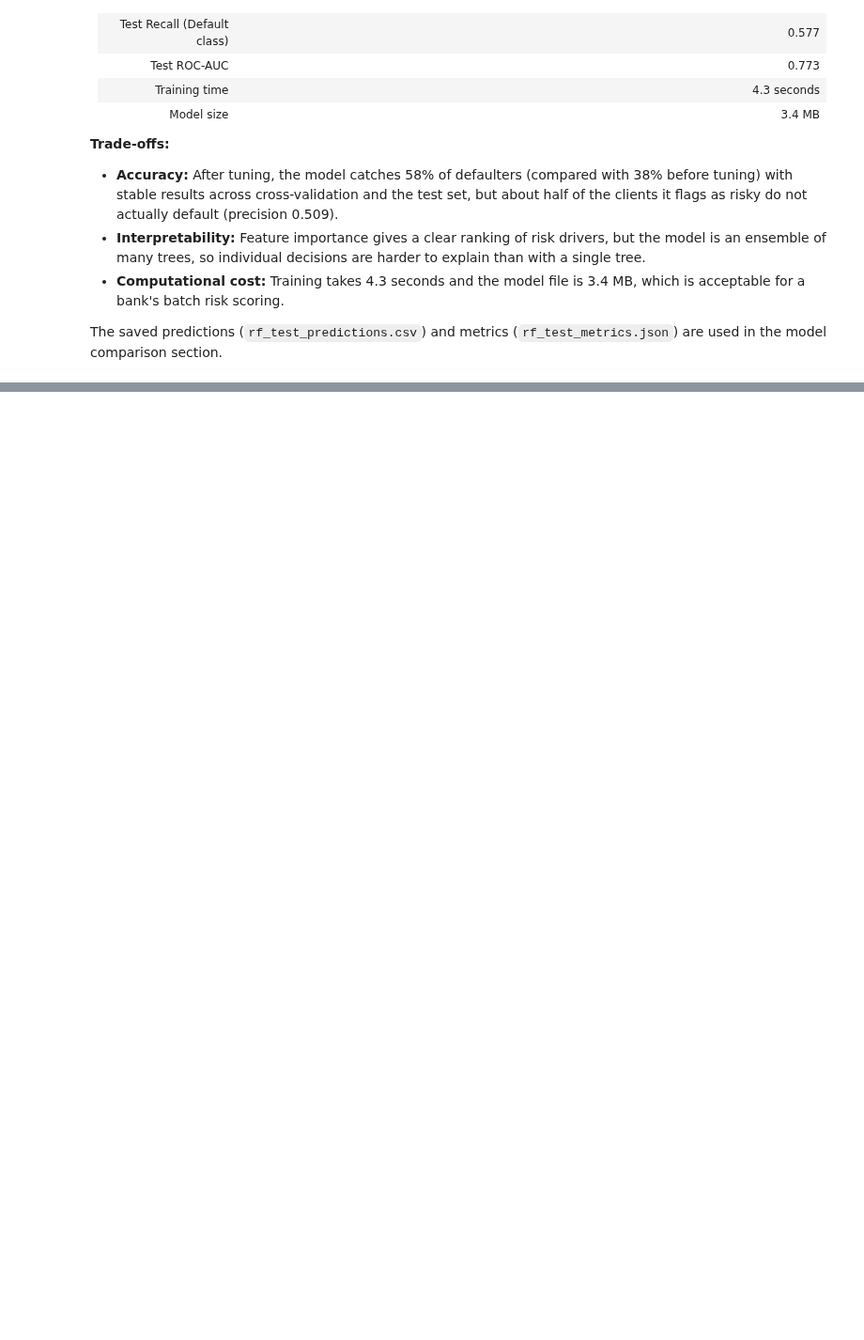
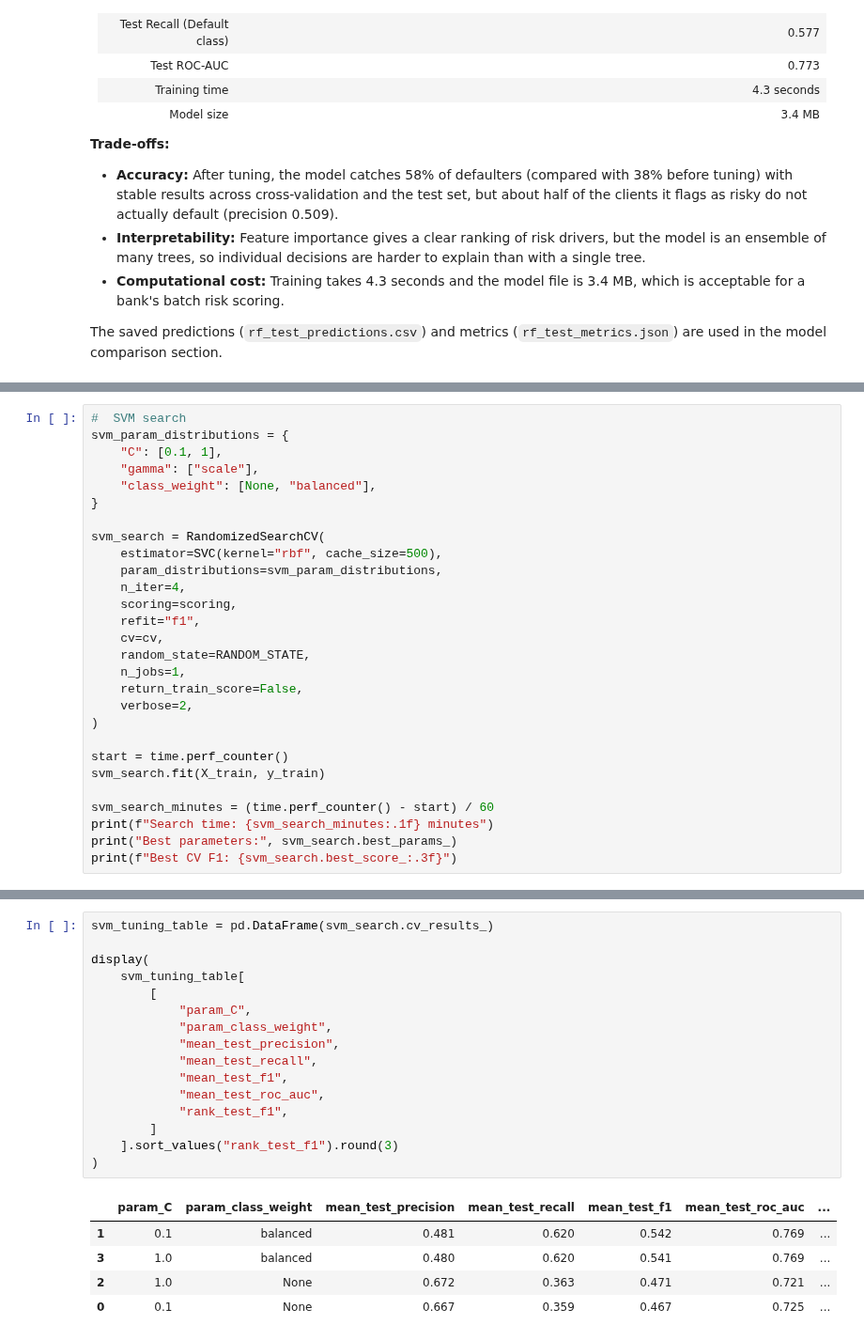
Before and after one commit to r-raghad/SWE485-Project-Group1, a Jupyter notebook: Phase1_Supervised_Learning.ipynb, the cells around one changed output, grey strips where cells are left out. Shown at 94% size. Drawn from its saved outputs; the diff is of its cells as text; blank space fills up the shorter version.

```diff
--- a/Phase1_Supervised_Learning.ipynb
+++ b/Phase1_Supervised_Learning.ipynb
@@ -590,0 +665,28 @@ The saved predictions (`rf_test_predictions.csv`) and metrics (`rf_test_metrics.
+# %%
+#  SVM search
+svm_param_distributions = {
+    "C": [0.1, 1],
+    "gamma": ["scale"],
+    "class_weight": [None, "balanced"],
+}
+
+svm_search = RandomizedSearchCV(
+    estimator=SVC(kernel="rbf", cache_size=500),
+    param_distributions=svm_param_distributions,
+    n_iter=4,
+    scoring=scoring,
+    refit="f1",
+    cv=cv,
+    random_state=RANDOM_STATE,
+    n_jobs=1,
+    return_train_score=False,
+    verbose=2,
+)
+
+start = time.perf_counter()
+svm_search.fit(X_train, y_train)
+
+svm_search_minutes = (time.perf_counter() - start) / 60
+print(f"Search time: {svm_search_minutes:.1f} minutes")
+print("Best parameters:", svm_search.best_params_)
+print(f"Best CV F1: {svm_search.best_score_:.3f}")
@@ -590,0 +711,22 @@ The saved predictions (`rf_test_predictions.csv`) and metrics (`rf_test_metrics.
+# %%
+svm_tuning_table = pd.DataFrame(svm_search.cv_results_)
+
+display(
+    svm_tuning_table[
+        [
+            "param_C",
+            "param_class_weight",
+            "mean_test_precision",
+            "mean_test_recall",
+            "mean_test_f1",
+            "mean_test_roc_auc",
+            "rank_test_f1",
+        ]
+    ].sort_values("rank_test_f1").round(3)
+)
+# %% [output]
+|  | param_C | param_class_weight | mean_test_precision | mean_test_recall | mean_test_f1 | mean_test_roc_auc | ... |
+| 1 | 0.1 | balanced | 0.481 | 0.620 | 0.542 | 0.769 | ... |
+| 3 | 1.0 | balanced | 0.480 | 0.620 | 0.541 | 0.769 | ... |
+| 2 | 1.0 | None | 0.672 | 0.363 | 0.471 | 0.721 | ... |
+| 0 | 0.1 | None | 0.667 | 0.359 | 0.467 | 0.725 | ... |
```
Also changed, not shown: parts of 15 cells of this notebook.
